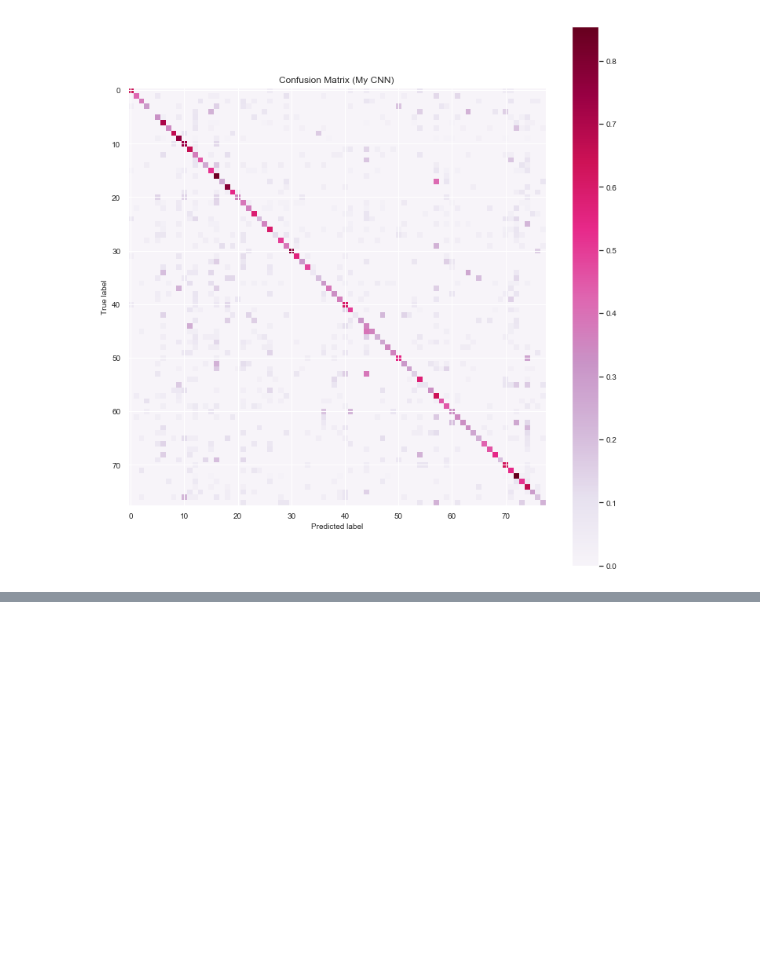
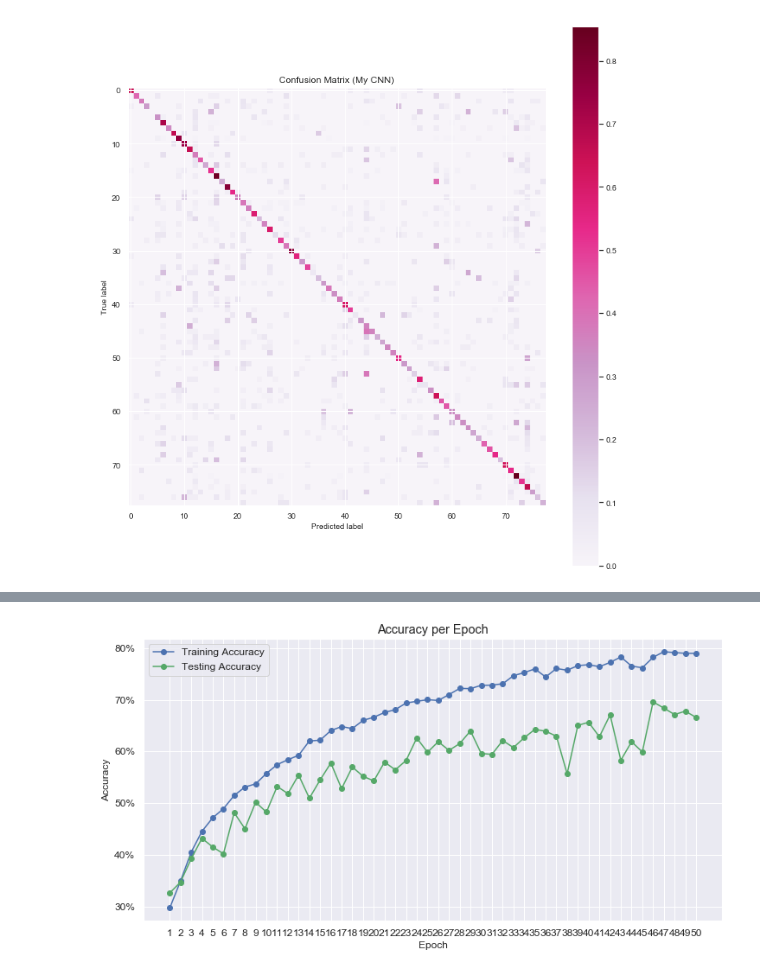
Before and after one commit to NJacobsohn/Whos_That_Pokemon, a Jupyter notebook: notebooks/data_visualization.ipynb, the cells around one changed output, grey strips where cells are left out. Drawn from its saved outputs; the diff is of its cells as text; code cells hidden in the pictures; blank space fills up the shorter version.

```diff
--- a/notebooks/data_visualization.ipynb
+++ b/notebooks/data_visualization.ipynb
@@ -377,0 +384,4 @@ make_acc_epoch_plot(my_cnn_history.iloc[:, 3], my_cnn_history.iloc[:, 7], 50, "T
+# %%
+make_acc_epoch_plot(grouped_cnn_history.iloc[:, 1], grouped_cnn_history.iloc[:, 5], 50, "Accuracy per Epoch")
+# %% [output]
+[figure, added]
```
Also changed, not shown: parts of 7 cells of this notebook, 1 other file.
